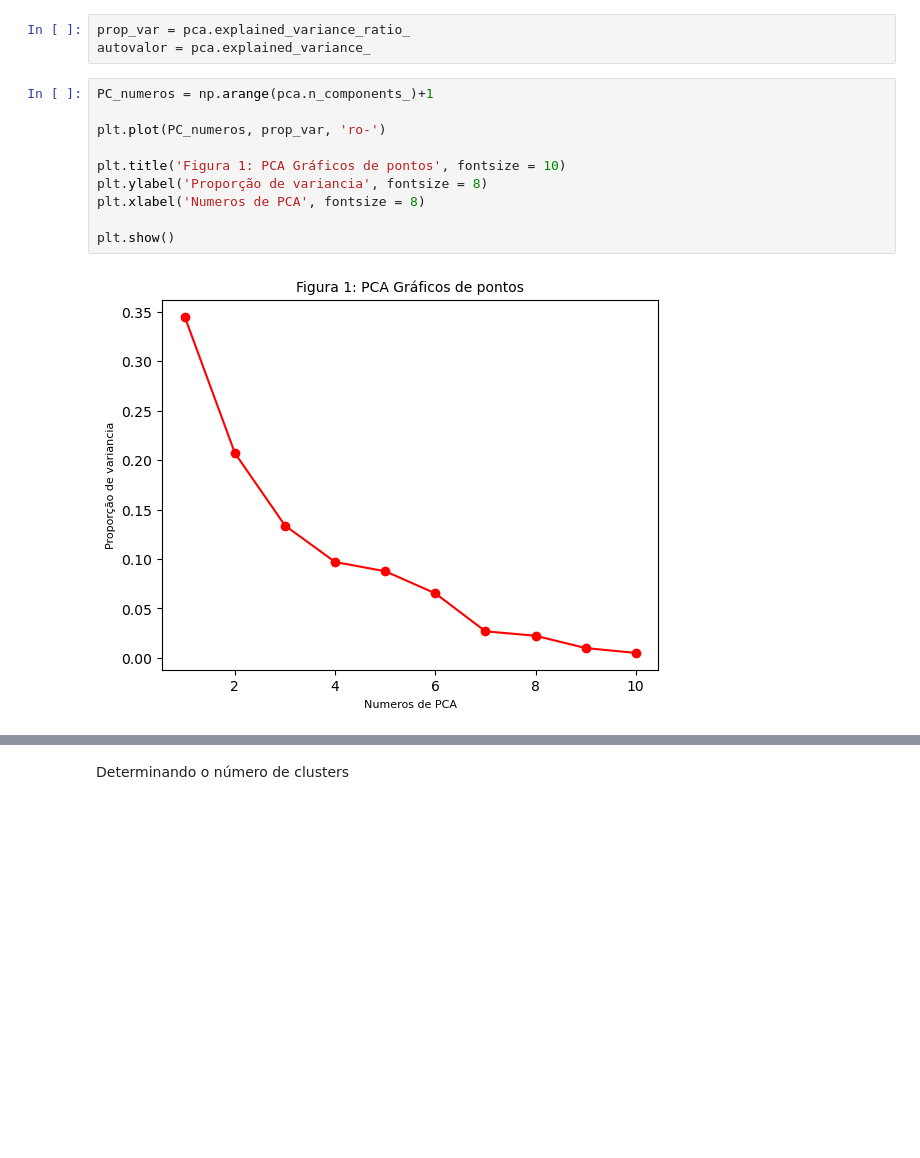
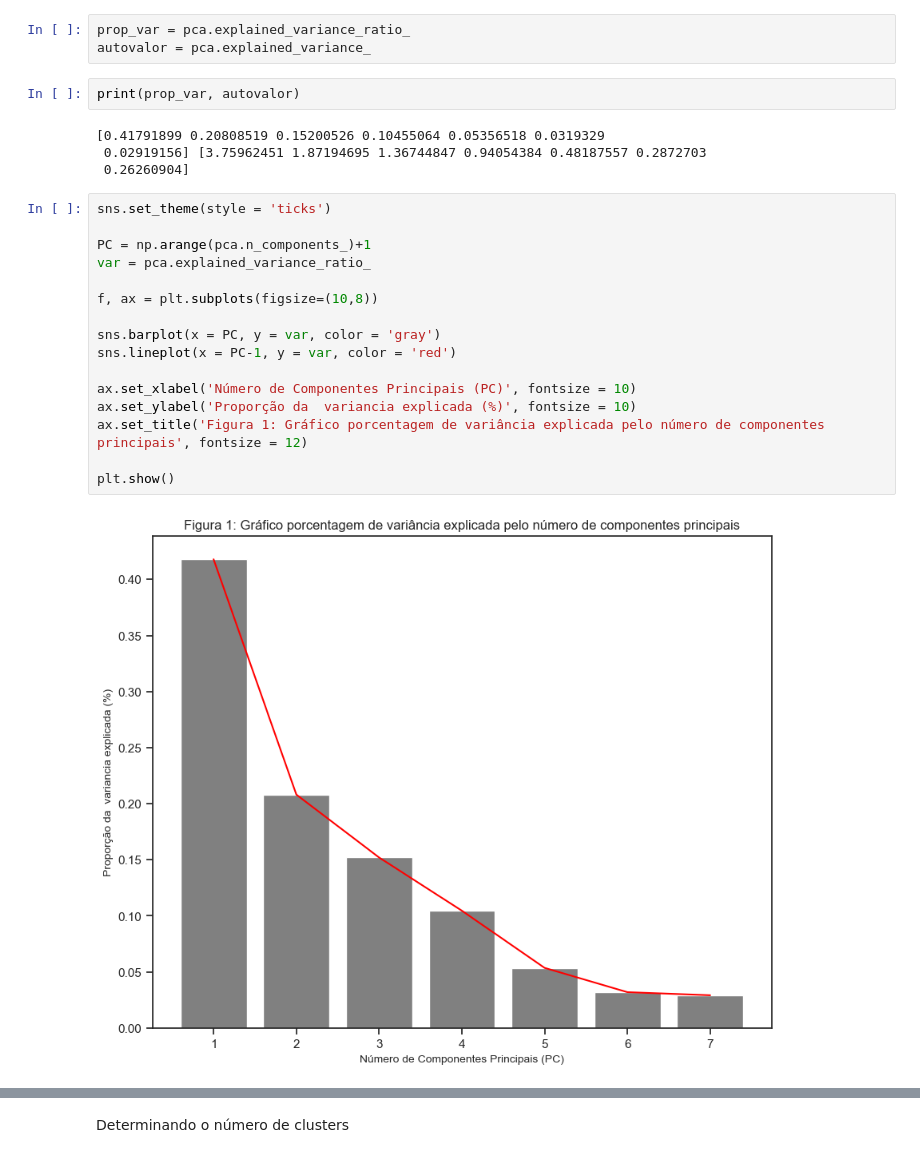
Before and after one commit to MarceloMdeO/TCC_DSA, a Jupyter notebook: ML_metal.ipynb, the cells around one changed output, grey strips where cells are left out. Drawn from its saved outputs; the diff is of its cells as text; blank space fills up the shorter version.

```diff
--- a/ML_metal.ipynb
+++ b/ML_metal.ipynb
@@ -113,15 +126,27 @@ array([[ 0.17261158, -1.4638981 ,  0.70310086, ..., -0.48573968,
 # %%
 prop_var = pca.explained_variance_ratio_
 autovalor = pca.explained_variance_
-# %%
-PC_numeros = np.arange(pca.n_components_)+1
-
-plt.plot(PC_numeros, prop_var, 'ro-')
-
-plt.title('Figura 1: PCA Gráficos de pontos', fontsize = 10)
-plt.ylabel('Proporção de variancia', fontsize = 8)
-plt.xlabel('Numeros de PCA', fontsize = 8)
-
-plt.show()
-# %% [output]
-[figure, removed]
+# %%
+print(prop_var, autovalor)
+# %% [output]
+[0.41791899 0.20808519 0.15200526 0.10455064 0.05356518 0.0319329
+ 0.02919156] [3.75962451 1.87194695 1.36744847 0.94054384 0.48187557 0.2872703
+ 0.26260904]
+# %%
+sns.set_theme(style = 'ticks')
+
+PC = np.arange(pca.n_components_)+1
+var = pca.explained_variance_ratio_
+
+f, ax = plt.subplots(figsize=(10,8))
+
+sns.barplot(x = PC, y = var, color = 'gray')
+sns.lineplot(x = PC-1, y = var, color = 'red')
+
+ax.set_xlabel('Número de Componentes Principais (PC)', fontsize = 10)
+ax.set_ylabel('Proporção da  variancia explicada (%)', fontsize = 10)
+ax.set_title('Figura 1: Gráfico porcentagem de variância explicada pelo número de componentes principais', fontsize = 12)
+
+plt.show()
+# %% [output]
+[figure, added]
```
Also changed, not shown: parts of 57 cells of this notebook, 3 other files.
